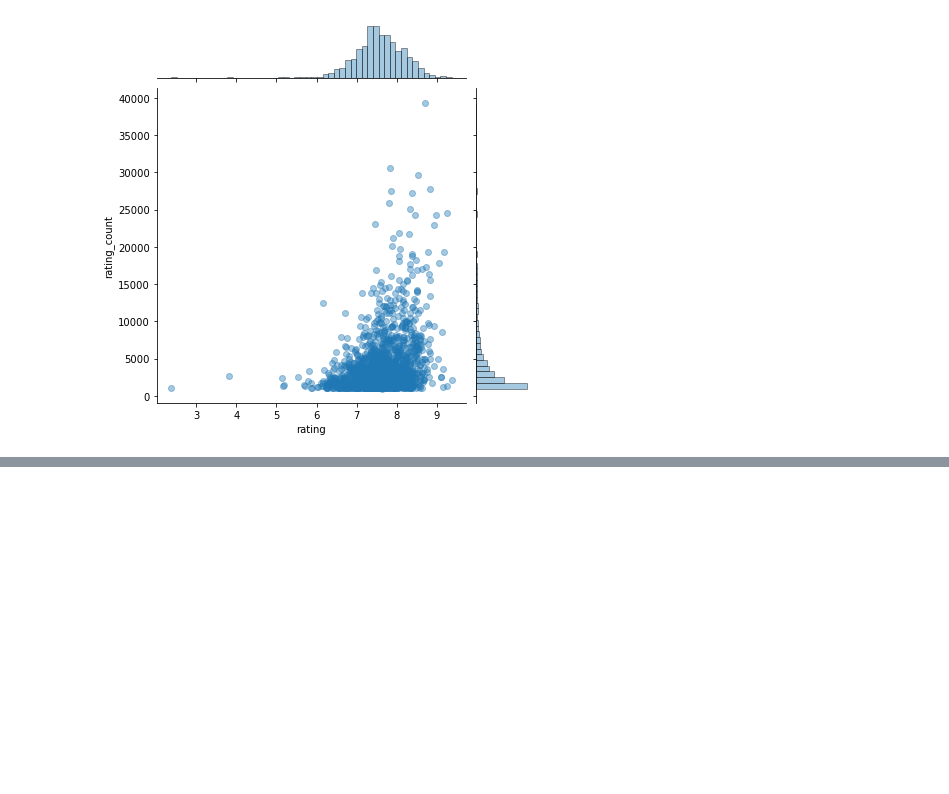
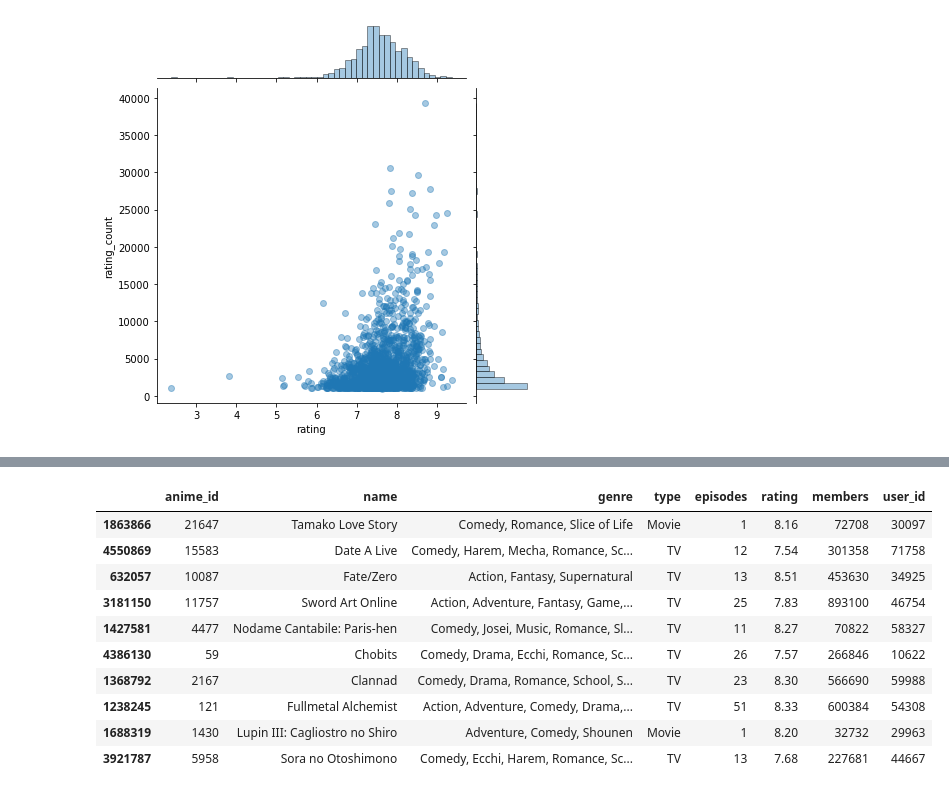
Before and after one commit to salma71/MSDS_SU2020, a Jupyter notebook: Recommender_system612/week_4/Anime_recommender.ipynb, the cells around one changed output, grey strips where cells are left out. Saved outputs shown, nothing was run; the diff lists cells and outputs as text; code cells hidden in the pictures; blank space fills up the shorter version.

```diff
--- a/Recommender_system612/week_4/Anime_recommender.ipynb
+++ b/Recommender_system612/week_4/Anime_recommender.ipynb
@@ -296,0 +314,8 @@ most_popular.head(30).plot(kind = "bar")
+# %%
+from sklearn.model_selection import train_test_split
+train, test = train_test_split(new_df,
+                              test_size = 0.2,
+                              random_state = 42)
+
+print('# ratings in the train set: %d'% len(train))
+print('# ratings in the test set: %d'% len(test))
@@ -296,0 +338,15 @@ most_popular.head(30).plot(kind = "bar")
+# %%
+display(train.head(10))
+# print(test.shape)
+# %% [output]
+|  | anime_id | name | genre | type | episodes | rating | members | user_id |
+| 1863866 | 21647 | Tamako Love Story | Comedy, Romance, Slice of Life | Movie | 1 | 8.16 | 72708 | 30097 |
+| 4550869 | 15583 | Date A Live | Comedy, Harem, Mecha, Romance, Sc... | TV | 12 | 7.54 | 301358 | 71758 |
+| 632057 | 10087 | Fate/Zero | Action, Fantasy, Supernatural | TV | 13 | 8.51 | 453630 | 34925 |
+| 3181150 | 11757 | Sword Art Online | Action, Adventure, Fantasy, Game,... | TV | 25 | 7.83 | 893100 | 46754 |
+| 1427581 | 4477 | Nodame Cantabile: Paris-hen | Comedy, Josei, Music, Romance, Sl... | TV | 11 | 8.27 | 70822 | 58327 |
+| 4386130 | 59 | Chobits | Comedy, Drama, Ecchi, Romance, Sc... | TV | 26 | 7.57 | 266846 | 10622 |
+| 1368792 | 2167 | Clannad | Comedy, Drama, Romance, School, S... | TV | 23 | 8.30 | 566690 | 59988 |
+| 1238245 | 121 | Fullmetal Alchemist | Action, Adventure, Comedy, Drama,... | TV | 51 | 8.33 | 600384 | 54308 |
+| 1688319 | 1430 | Lupin III: Cagliostro no Shiro | Adventure, Comedy, Shounen | Movie | 1 | 8.20 | 32732 | 29963 |
+| 3921787 | 5958 | Sora no Otoshimono | Comedy, Ecchi, Harem, Romance, Sc... | TV | 13 | 7.68 | 227681 | 44667 |
```
Also changed, not shown: parts of 14 cells of this notebook.
